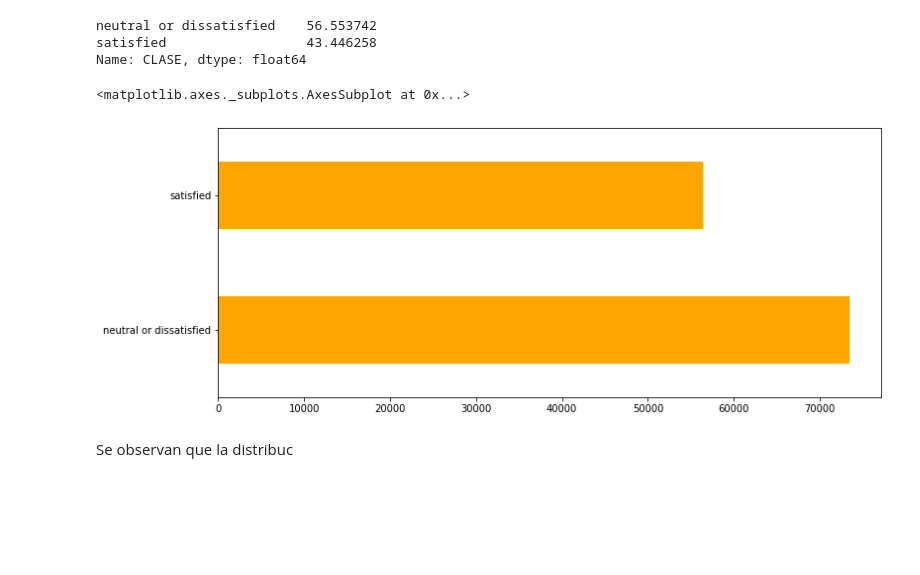
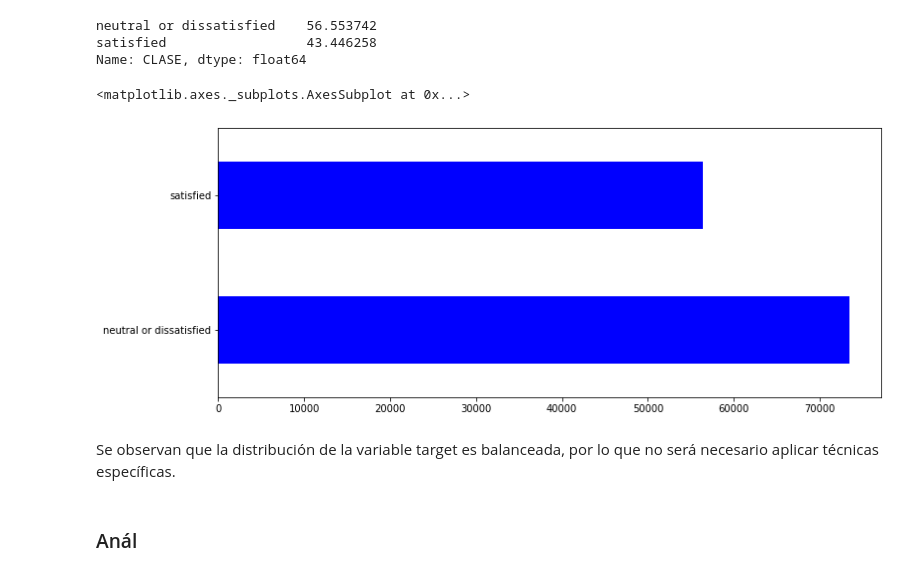
Before and after one commit to TomasSG/Parcial2-CienciaDeDatos, a Jupyter notebook: notebook/Parcial2.ipynb, the cells around one changed output. Saved outputs shown, nothing was run; the diff lists cells and outputs as text; code cells hidden in the pictures; blank space fills up the shorter version.

```diff
--- a/notebook/Parcial2.ipynb
+++ b/notebook/Parcial2.ipynb
@@ -253,9 +253,11 @@ satisfied                  43.446258
 Name: CLASE, dtype: float64
 # %%
 # Misma información de antes pero en un gráfico de barras
-datos_eda["CLASE"].value_counts().plot(kind="barh", figsize=FIGSIZE, color="orange")
+datos_eda["CLASE"].value_counts().plot(kind="barh", figsize=FIGSIZE, color="blue")
 # %% [output]
 <matplotlib.axes._subplots.AxesSubplot at 0x...>
-[figure, old version]
+[figure, new version]
-# %% [markdown]
-Se observan que la distribuc
+# %% [markdown]
+Se observan que la distribución de la variable target es balanceada, por lo que no será necesario aplicar técnicas específicas.
+# %% [markdown]
+### Anál
```
